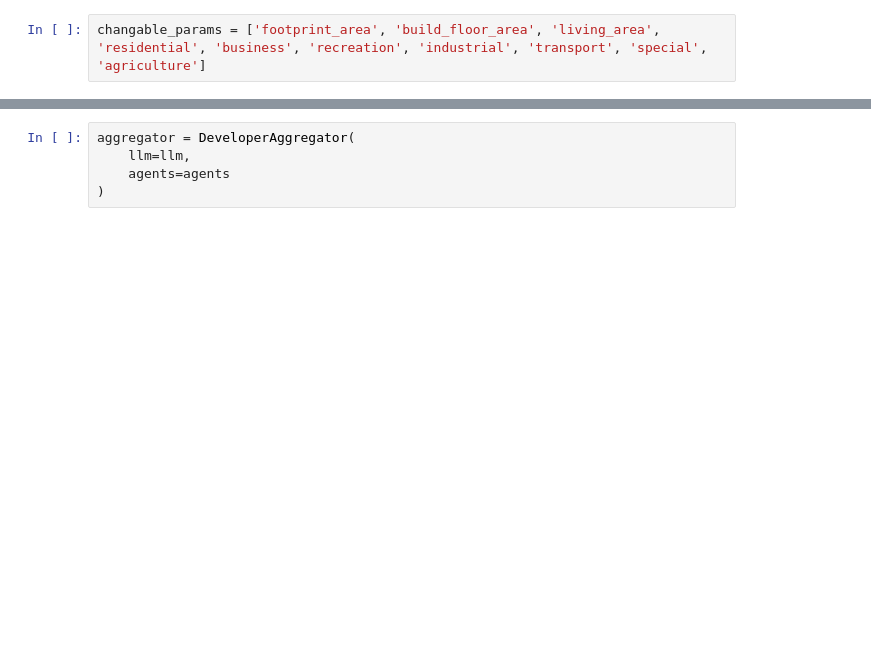
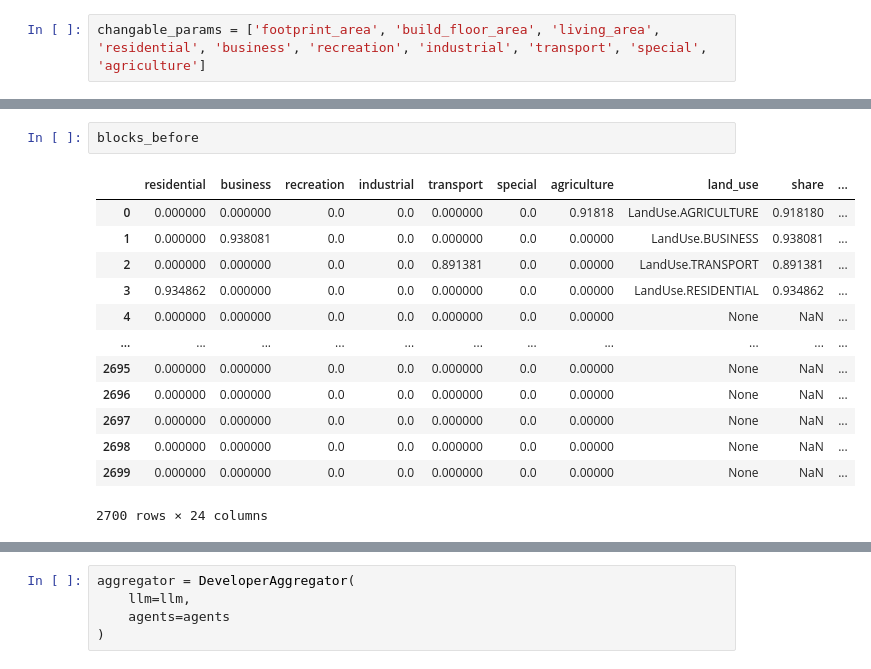
Before and after one commit to Mvin8/Urbanomy, a Jupyter notebook: examples/land_value_modeling/5_llm_agents_example.ipynb, the cells around one changed output, grey strips where cells are left out. Saved outputs shown, nothing was run; the diff lists cells and outputs as text; blank space fills up the shorter version.

```diff
--- a/examples/land_value_modeling/5_llm_agents_example.ipynb
+++ b/examples/land_value_modeling/5_llm_agents_example.ipynb
@@ -196,0 +244,16 @@ print(llm.generate("Скажи одним предложением, что та
+# %%
+blocks_before
+# %% [output]
+|  | residential | business | recreation | industrial | transport | special | agriculture | land_use | share | ... |
+| 0 | 0.000000 | 0.000000 | 0.0 | 0.0 | 0.000000 | 0.0 | 0.91818 | LandUse.AGRICULTURE | 0.918180 | ... |
+| 1 | 0.000000 | 0.938081 | 0.0 | 0.0 | 0.000000 | 0.0 | 0.00000 | LandUse.BUSINESS | 0.938081 | ... |
+| 2 | 0.000000 | 0.000000 | 0.0 | 0.0 | 0.891381 | 0.0 | 0.00000 | LandUse.TRANSPORT | 0.891381 | ... |
+| 3 | 0.934862 | 0.000000 | 0.0 | 0.0 | 0.000000 | 0.0 | 0.00000 | LandUse.RESIDENTIAL | 0.934862 | ... |
+| 4 | 0.000000 | 0.000000 | 0.0 | 0.0 | 0.000000 | 0.0 | 0.00000 | None | NaN | ... |
+| ... | ... | ... | ... | ... | ... | ... | ... | ... | ... | ... |
+| 2695 | 0.000000 | 0.000000 | 0.0 | 0.0 | 0.000000 | 0.0 | 0.00000 | None | NaN | ... |
+| 2696 | 0.000000 | 0.000000 | 0.0 | 0.0 | 0.000000 | 0.0 | 0.00000 | None | NaN | ... |
+| 2697 | 0.000000 | 0.000000 | 0.0 | 0.0 | 0.000000 | 0.0 | 0.00000 | None | NaN | ... |
+| 2698 | 0.000000 | 0.000000 | 0.0 | 0.0 | 0.000000 | 0.0 | 0.00000 | None | NaN | ... |
+| 2699 | 0.000000 | 0.000000 | 0.0 | 0.0 | 0.000000 | 0.0 | 0.00000 | None | NaN | ... |
+2700 rows × 24 columns
```
Also changed, not shown: parts of 18 cells of this notebook, 1 other file.
